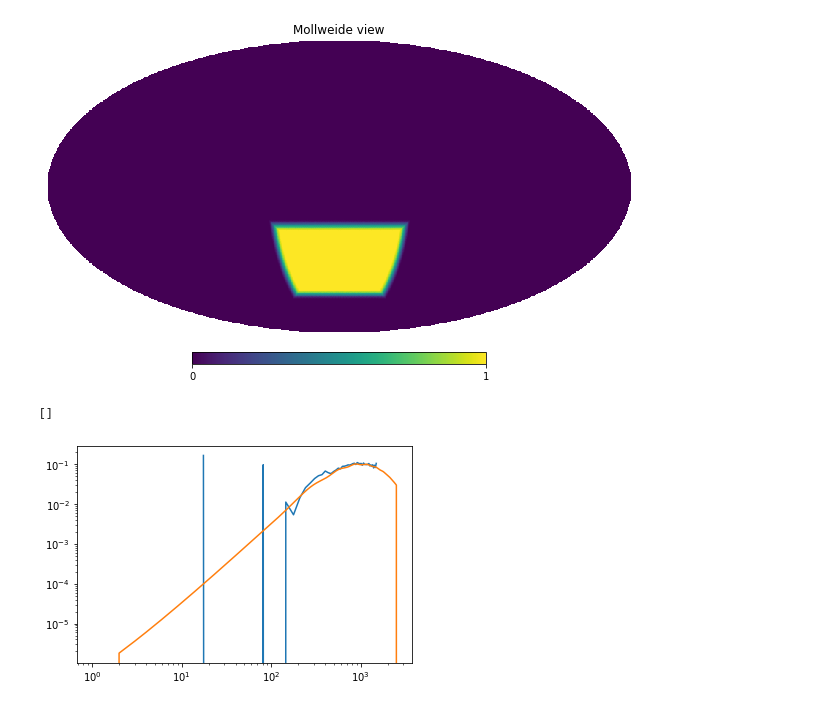
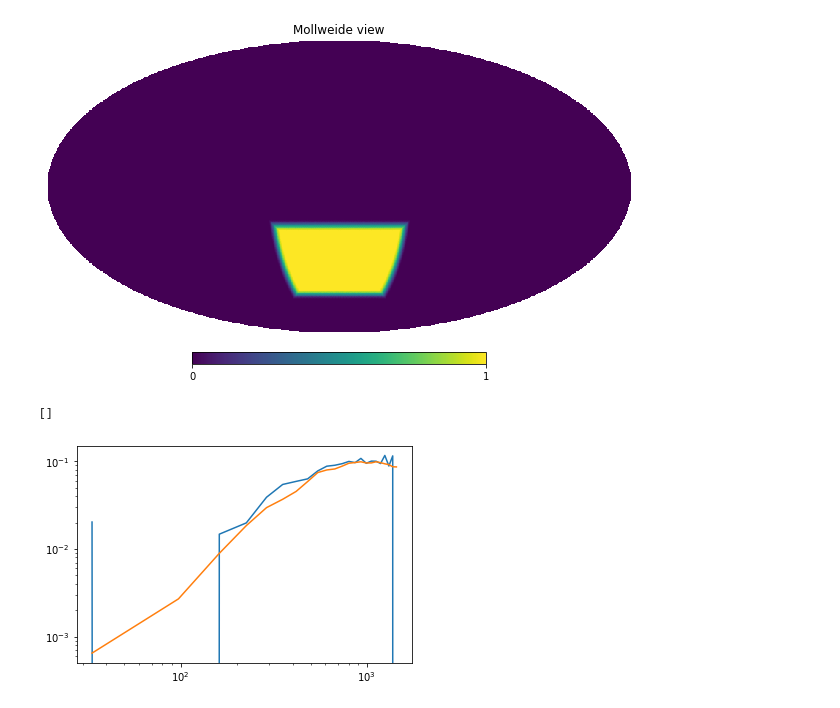
Before and after one commit to catyz/destripe, a Jupyter notebook: mode_mixing.ipynb, the cells around one changed output. Drawn from its saved outputs; the diff is of its cells as text; code cells hidden in the pictures.

```diff
--- a/mode_mixing.ipynb
+++ b/mode_mixing.ipynb
@@ -11,4 +11,5 @@ from scipy.linalg import block_diag
 nside = 512
 npix = 12*nside**2
 lmax = 3*nside-1
+bin_size= 64
 # %%
@@ -22,8 +23,8 @@ input_cls = input_cls[:,:lmax+1]
 ell_input = ell_input[:lmax+1]
 c2d = ell_input*(ell_input+1)/2/np.pi
 # %%
-reload(methods)
-mask = methods.get_mask(nside)
+reload(mylib)
+mask = mylib.get_mask(nside)
 mask_apo = nmt.mask_apodization(mask, 6, apotype='C2')
 hp.mollview(mask_apo)
 print(len(mask_apo[(mask_apo!=0)])/npix *100)
@@ -31,16 +32,16 @@ print(len(mask_apo[(mask_apo!=0)])/npix *100)
 7.317829132080078
 [figure]
 # %%
-reload(methods)
+reload(mylib)
 sigmab = hp.nside2resol(nside)
-fwhm = methods.sigma2fwhm(sigmab)
-bl = methods.get_bl(nside)
-mll = methods.get_mll(mask_apo, nside, purify_b=True)
-# mll = methods.get_mll(mask_apo, nside, pol=False, purify_b=False)
-b = nmt.NmtBin.from_nside_linear(nside, 32)
+fwhm = mylib.sigma2fwhm(sigmab)
+bl = mylib.get_bl(nside)
+b = nmt.NmtBin.from_nside_linear(nside, bin_size)
+mll, bpw = mylib.get_mll(mask_apo, nside, b, purify_b=True)
+# mll = mylib.get_mll(mask_apo, nside, pol=False, purify_b=False)
 ells = b.get_effective_ells()
-P_bl = methods.get_P_bl(ells, nside)
-Q_lb = methods.get_Q_lb(ells, nside)
+P_bl = mylib.get_P_bl(ells, nside)
+Q_lb = mylib.get_Q_lb(ells, nside)
 c2db = ells * (ells+1) /2/np.pi
 # %%
 input_map = hp.synfast(input_cls, nside, new=True)
@@ -52,17 +53,19 @@ ana_input = hp.anafast(mask_apo * input_map)
 
 ana_vec = np.array([ana_input[1], ana_input[4], ana_input[4], ana_input[2]]).flatten()
 
-P_bl_block = block_diag(P_bl, P_bl, P_bl, P_bl)
-Q_lb_block = block_diag(Q_lb, Q_lb, Q_lb, Q_lb)
+bpw_block = block_diag(bpw[0,:,0], bpw[1,:,1], bpw[2,:,2], bpw[3,:,3])
+bpw_block_inv = np.linalg.pinv(bpw_block)
+# P_bl_block = block_diag(P_bl, P_bl, P_bl, P_bl)
+# Q_lb_block = block_diag(Q_lb, Q_lb, Q_lb, Q_lb)
 
-K_bb_inv = np.linalg.inv(P_bl_block @ mll @ Q_lb_block)
+K_bb_inv = np.linalg.inv(bpw_block @ mll @ bpw_block_inv)
 
-cl = (K_bb_inv @ P_bl_block @ ana_vec).reshape(4, len(ells))
+cl = (K_bb_inv @ bpw_block @ ana_vec).reshape(4, len(ells))
 # %%
 plt.plot(ells, c2db*cl[3])
-# plt.plot(ells, c2db*cl_nmt[3])
-plt.plot(BB)
+plt.plot(ells, c2db*cl_nmt[3])
+# plt.plot(BB)
 plt.loglog()
 # %% [output]
 []
-[figure, old version]
+[figure, new version]
```
Also changed, not shown: parts of 2 cells of this notebook, 8 other files.
